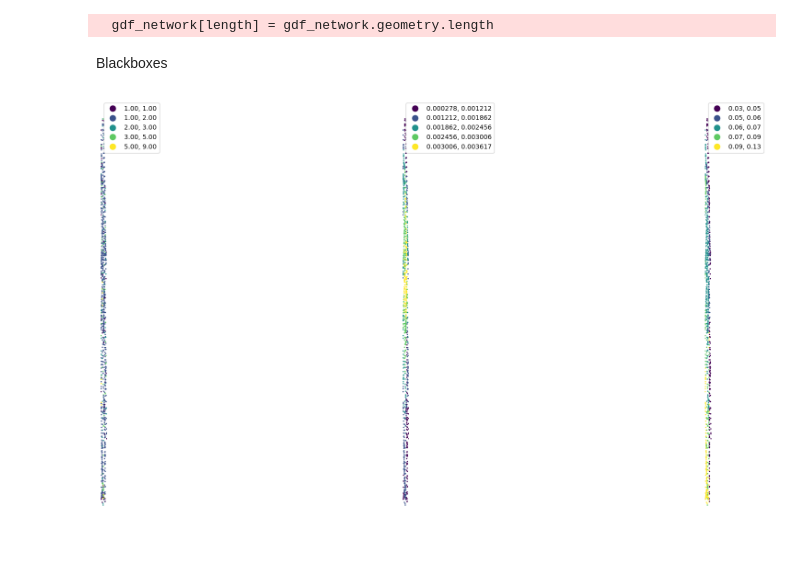
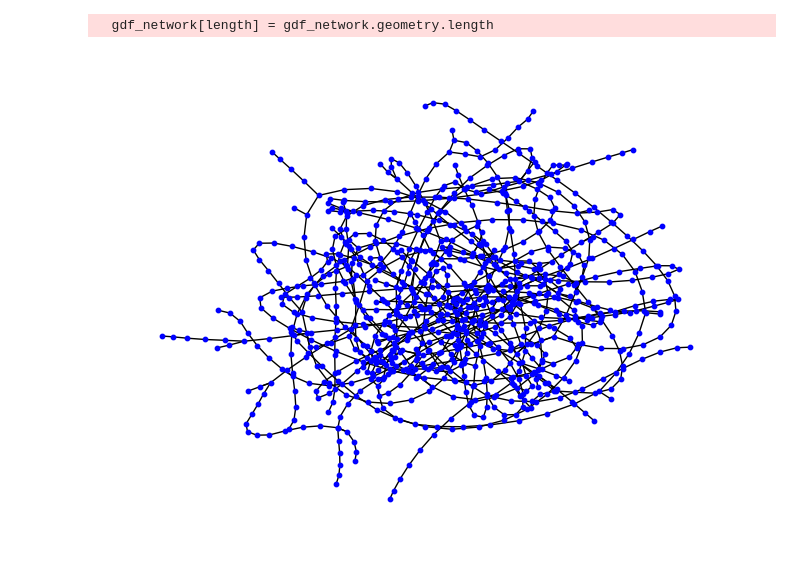
Before and after one commit to alisatodorova/Interactive-MOPPA, a Jupyter notebook: main.ipynb, the cells around one changed output. Drawn from its saved outputs; the diff is of its cells as text; code cells hidden in the pictures.

```diff
--- a/main.ipynb
+++ b/main.ipynb
@@ -31,24 +17,0 @@ map
-# %%
-G = momepy.gdf_to_nx(map, approach='primal') #Creates a NetworkX graph from the map
-
-#The following is an example from https://docs.momepy.org/en/stable/examples/clustering.html so I can see if momepy is working
-G = momepy.node_degree(G)
-G = momepy.closeness_centrality(G, radius=400, distance="mm_len")
-G = momepy.meshedness(G, radius=400, distance="mm_len")
-nodes, map = momepy.nx_to_gdf(G)
-# %% [output]
-  gdf_network[length] = gdf_network.geometry.length
-# %% [markdown]
-Blackboxes
-# %%
-fig, ax = plt.subplots(1, 3, figsize=(24, 12))
-
-nodes.plot("degree", ax=ax[0], scheme="natural_breaks", legend=True, markersize=1)
-nodes.plot("closeness", ax=ax[1], scheme="natural_breaks", legend=True, markersize=1, legend_kwds={"fmt": "{:.6f}"})
-nodes.plot("meshedness", ax=ax[2], scheme="natural_breaks", legend=True, markersize=1)
-
-ax[0].set_axis_off()
-ax[1].set_axis_off()
-ax[2].set_axis_off()
-# %% [output]
-[figure, removed]
@@ -54,0 +29,13 @@ ax[2].set_axis_off()
+# %%
+# Create a NetworkX graph from the map
+G = momepy.gdf_to_nx(map, approach='primal')
+nodes = G.nodes
+edges = G.edges
+
+# Display the graph
+nx.draw(G, with_labels=False, node_color='blue', node_size=10, edge_color='black')
+plt.axis('off')
+plt.show()
+# %% [output]
+  gdf_network[length] = gdf_network.geometry.length
+[figure, added]
```
Also changed, not shown: parts of 9 cells of this notebook, 8 other files.
